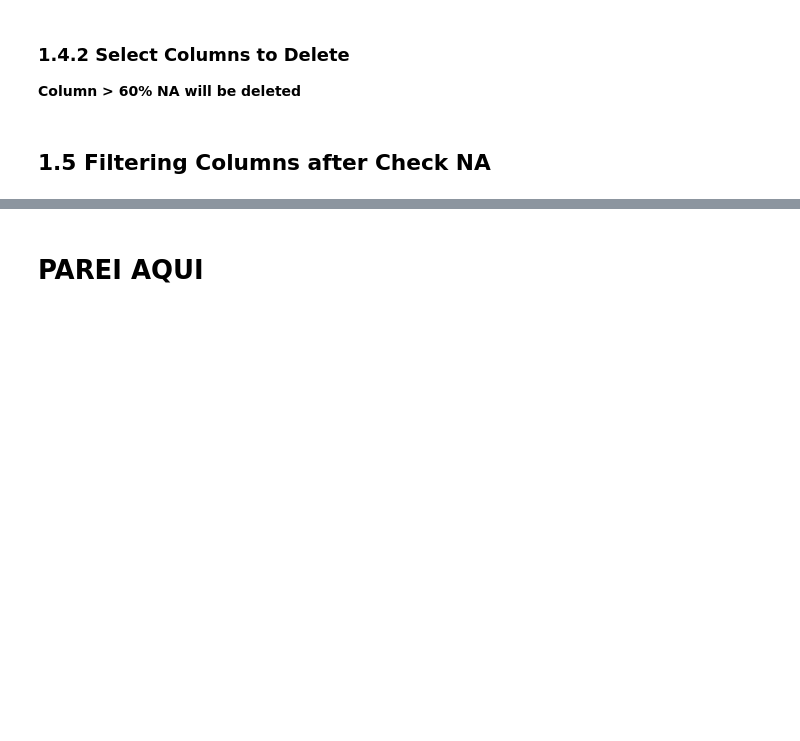
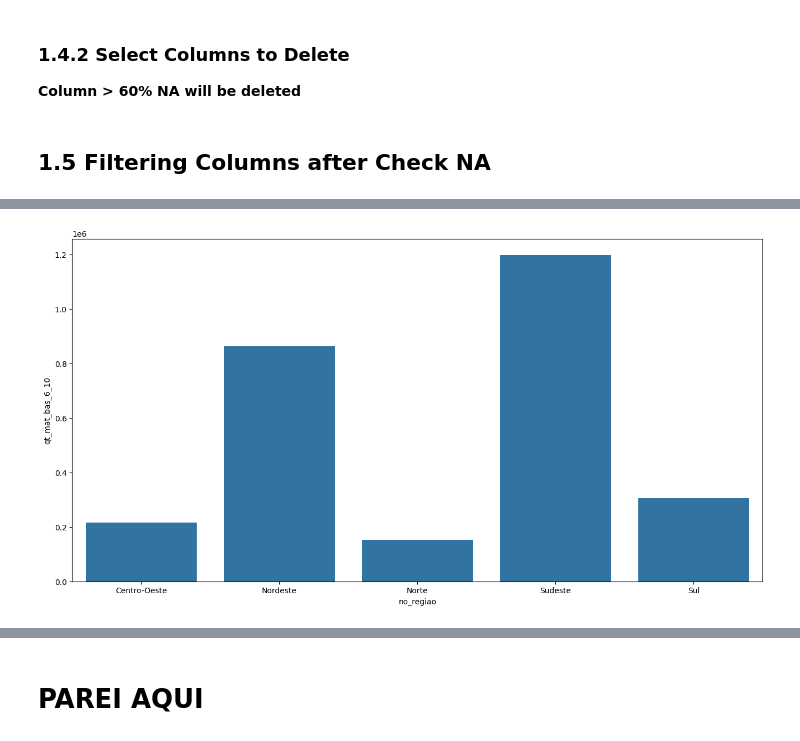
Before and after one commit to victor-vilela/censo_escolar_2022, a Jupyter notebook: notebooks/01-vvo-data-project.ipynb, the cells around one changed output, grey strips where cells are left out. Cells and saved outputs as stored; diff of their text form; code cells hidden in the pictures; blank space fills up the shorter version.

```diff
--- a/notebooks/01-vvo-data-project.ipynb
+++ b/notebooks/01-vvo-data-project.ipynb
@@ -203,2 +230,4 @@ cols_remove.extend(list(df_isnull[df_isnull['perc'] > 60]['attribute']))
+# %%
+cols_remove.extend(cols_deactivate)
 # %%
 df1 = df1.drop(cols_remove, axis=1)
@@ -204,0 +236,2 @@ df1 = df1.drop(cols_remove, axis=1)
+# %%
+df2 = df1.copy()
@@ -204,0 +254,3 @@ df1 = df1.drop(cols_remove, axis=1)
+# %%
+hip_1 = df2[['no_regiao', 'qt_mat_bas_6_10', 'qt_mat_bas_11_14', 'qt_mat_bas_15_17']].groupby('no_regiao').sum().reset_index()
+hip_1
@@ -204,0 +264,5 @@ df1 = df1.drop(cols_remove, axis=1)
+# %%
+fig, ax = plt.subplots(figsize=(16,8))
+sns.barplot(x='no_regiao', y='qt_mat_bas_6_10', data=hip_1, ax=ax);
+# %% [output]
+[figure, added]
```
Also changed, not shown: parts of 9 cells of this notebook.
